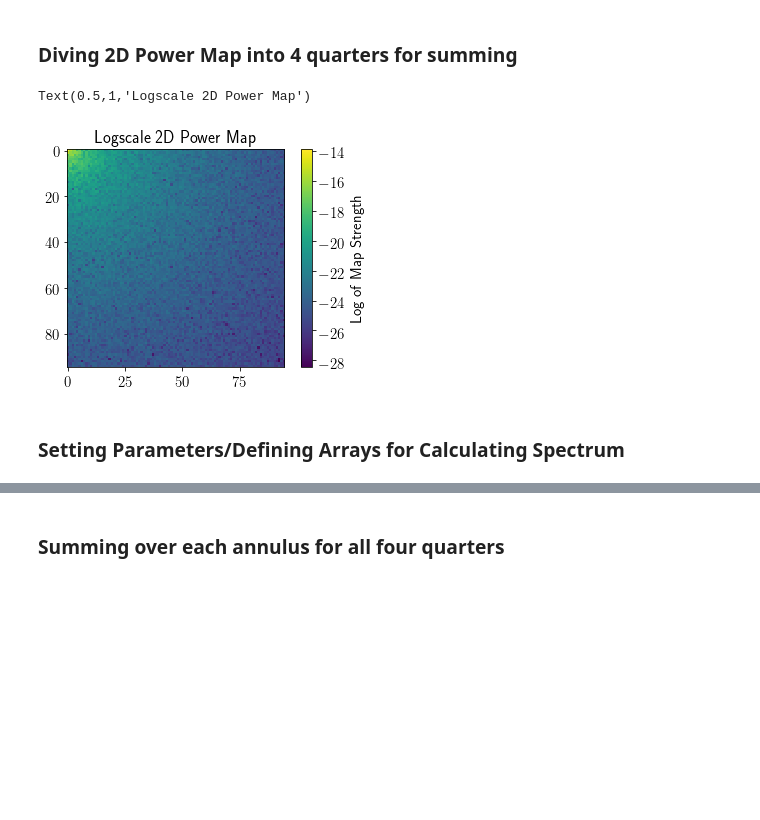
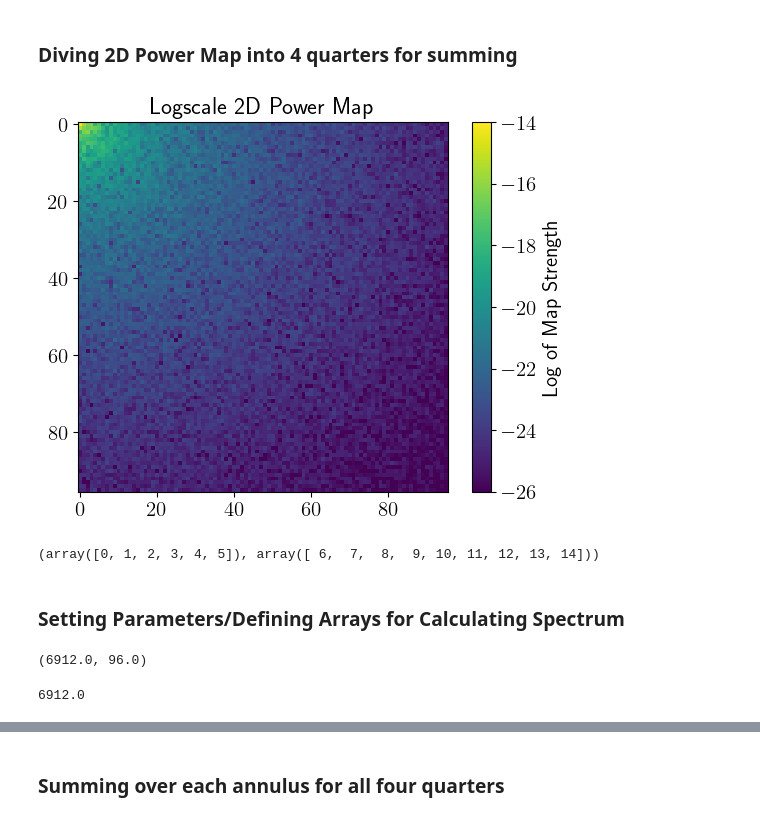
Before and after one commit to deepskies/DeepCMBsim, a Jupyter notebook: notebooks/T_Maps.ipynb, the cells around one changed output, grey strips where cells are left out. Drawn from its saved outputs; the diff is of its cells as text; code cells hidden in the pictures; blank space fills up the shorter version.

```diff
--- a/notebooks/T_Maps.ipynb
+++ b/notebooks/T_Maps.ipynb
@@ -70,14 +71,14 @@ plt.yscale("log")
 # Create the empty map object with the resolution that we want
 # Set parameters for empy map with resolution
 
-pixels = 192. #192 pixels on each side
+pixels = 192 #192 pixels on each side
 side = 5 #5 degrees on each side
 
 reso = side/pixels
 reso_arcmin = reso*60
-dx = reso*np.pi/180.0 #Resolution in radians
+dx = reso*np.pi/180 #Resolution in radians
 
-lmax = 180./reso #Maximum l-mode achievable given these parameters
-lstep = lmax*2/pixels
+lmax = 180/reso #Maximum l-mode achievable given these parameters
+lstep = 180*2//side
 
 tfac = dx/pixels #converts from pixels to radians
@@ -84,8 +89,8 @@ tfac = dx/pixels #converts from pixels to radians
 # %%
 #Generate the WCS (world coordinate system) for the flatmap
 w = WCS(naxis=2)
-nx = int(pixels)
-ny = int(pixels)
+nx = pixels
+ny = pixels
 
 w.wcs.crpix = [nx/2, ny/2] #Center pixel X, Y
 w.wcs.cdelt = np.array([-reso, reso])
@@ -98,7 +110,7 @@ fmi = fm.FlatMapInfo(w, nx=nx, ny=ny, lx=side, ly=side)
 ## Generating simulation
 # %%
 #Function that generates the simulation
-phi_map = nmt.synfast_flat(int(fmi.nx),int(fmi.ny),fmi.lx_rad,fmi.ly_rad, [clPP_0],[0], seed = 100)
+phi_map = nmt.synfast_flat(fmi.nx, fmi.ny, fmi.lx_rad, fmi.ly_rad, [clPP_0], [0], seed = 100)
 #The inputs are: pixels in x- and y-directions, length of side in radians, spectra, spin of simulated map, random seed
 # %% [markdown]
 The specific function used is found (in C) here:
@@ -185,26 +205,34 @@ Text(0.5,1,'Logscale 2D Power Map')
 ### Diving 2D Power Map into 4 quarters for summing
 # %%
 #Dividing data into four quarters, rotating so lowest mode is in top left quarter
-quarter1 = map_power_2D[:int(pixels/2),:int(pixels/2)]
+quarter1 = map_power_2D[:pixels//2, :pixels//2]
 
-quarter2 = map_power_2D[:int(pixels/2),int(pixels/2+1):]
+quarter2 = map_power_2D[:pixels//2, pixels//2:]
 quarter2 = np.rot90(quarter2)
 
-quarter3 = map_power_2D[int(pixels/2+1):,:int(pixels/2)]
+quarter3 = map_power_2D[pixels//2:, :pixels//2]
 quarter3 = np.rot90(quarter3, k=3)
 
-quarter4 = map_power_2D[int(pixels/2+1):,int(pixels/2+1):]
+quarter4 = map_power_2D[pixels//2:, pixels//2:]
 quarter4 = np.rot90(quarter4, k=2)
 # %%
 #Example of one of the four quarters of 2D power map
-plt.imshow(np.log10(np.abs(quarter4)))#, vmin=-15, vmax=-5)
+plt.imshow(np.log10(np.abs(quarter4)), vmin=-26, vmax=-14)
 plt.colorbar(label="Log of Map Strength")
 plt.title("Logscale 2D Power Map")
+plt.show()
 # %% [output]
-Text(0.5,1,'Logscale 2D Power Map')
-[figure, old version]
+[figure, new version]
+# %%
+np.arange(15)[:6],np.arange(15)[6:]
+# %% [output]
+(array([0, 1, 2, 3, 4, 5]), array([ 6,  7,  8,  9, 10, 11, 12, 13, 14]))
 # %% [markdown]
 ### Setting Parameters/Defining Arrays for Calculating Spectrum
+# %%
+lmax, lmax / lstep
+# %% [output]
+(6912.0, 96.0)
 # %%
 #Setting the parameters for the calculating the spectrum
 #Number of bins/number of annuli to be summed over (should this necessarily be less than pixels/2?)
@@ -226,3 +254,7 @@ bin_step = bin_edges[1]
 
 #Calculating bin centers
 bin_centers = (bin_edges[1:]+bin_edges[:-1])/2
+# %%
+peak_l
+# %% [output]
+6912.0
```
Also changed, not shown: parts of 19 cells of this notebook.
